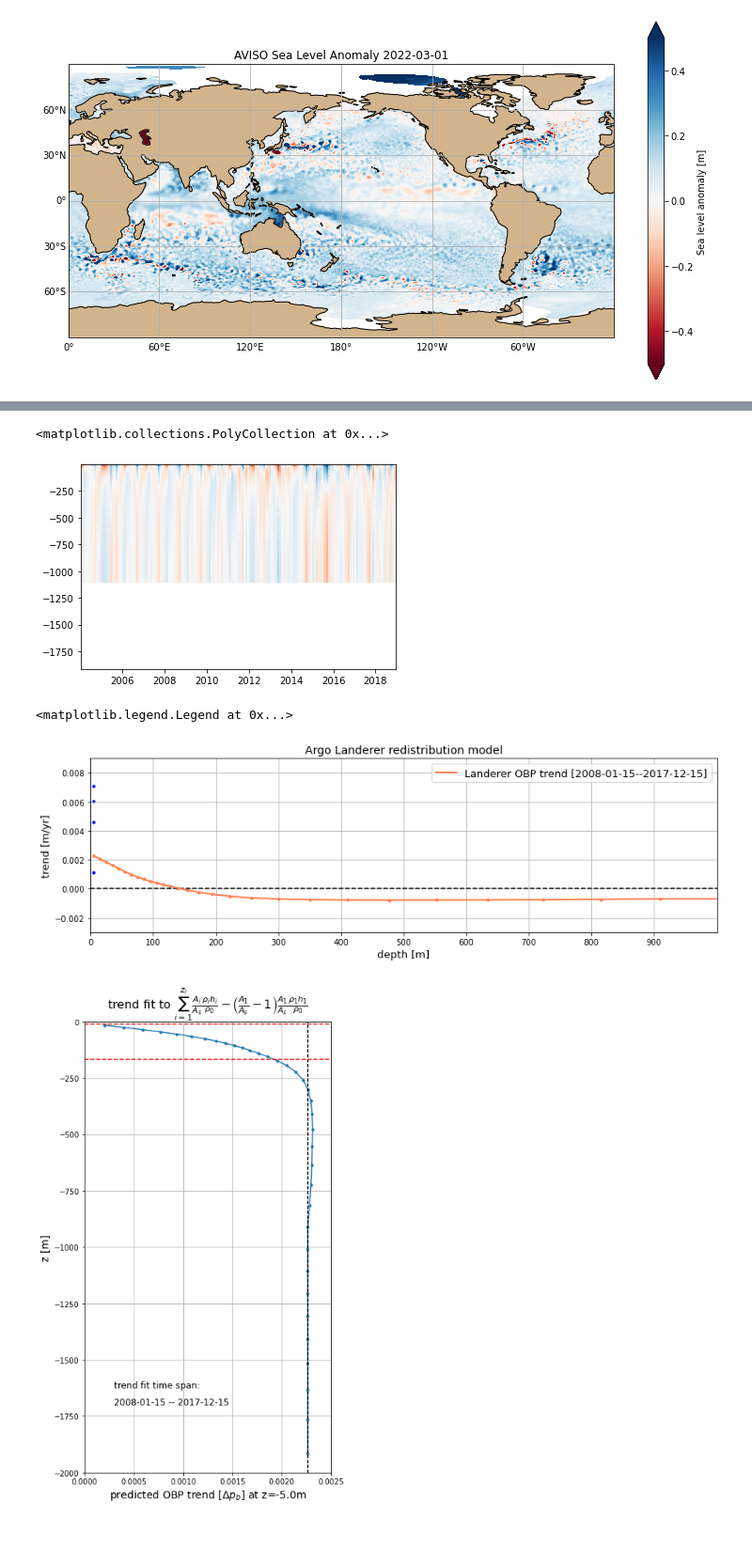
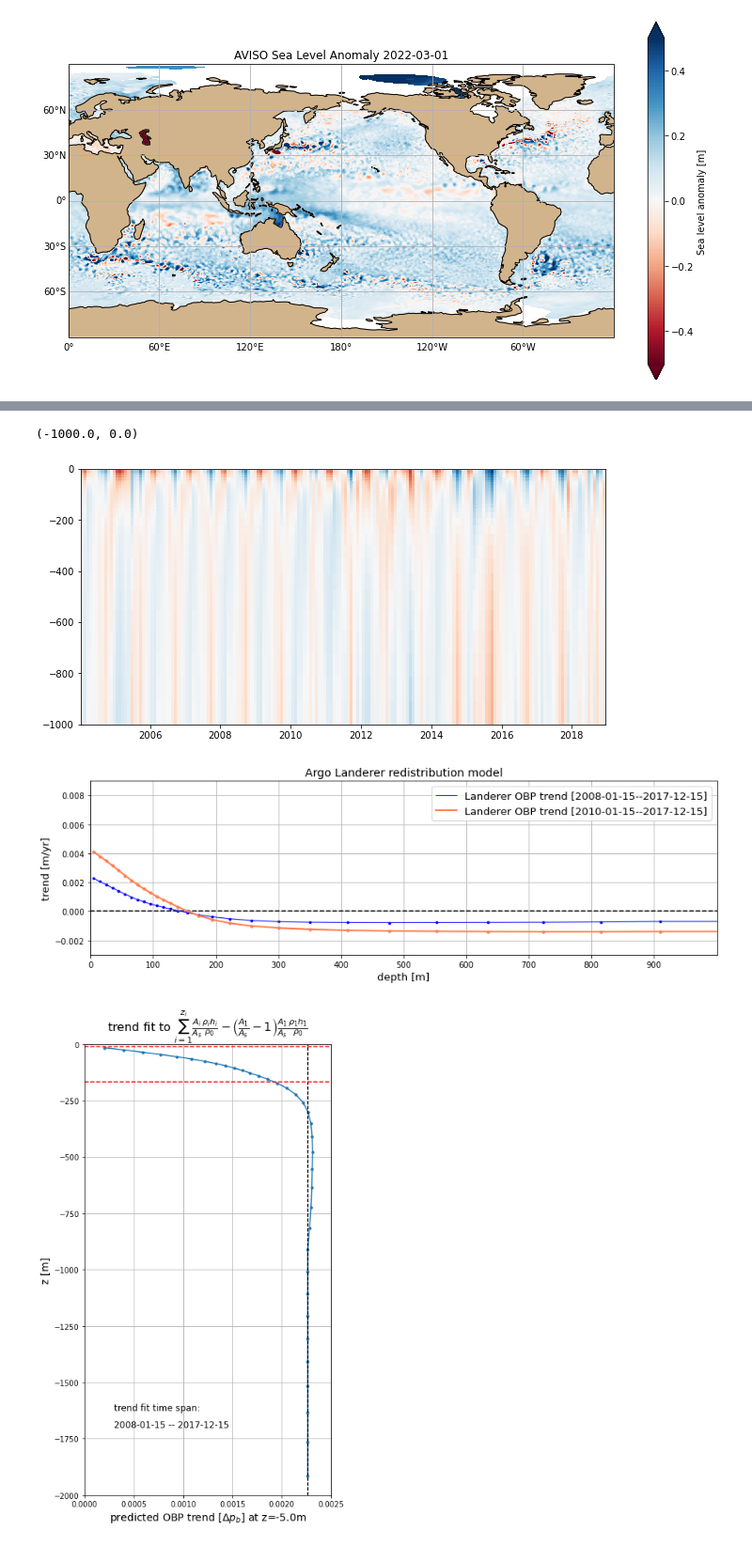
Before and after one commit to jakesteinberg/nasa_ostst, a Jupyter notebook: argo_extent.ipynb, the cells around one changed output, grey strips where cells are left out. Shown: that part at 94% size. Drawn from its saved outputs; the diff is of its cells as text; code cells hidden in the pictures.

```diff
--- a/argo_extent.ipynb
+++ b/argo_extent.ipynb
@@ -339,11 +340,12 @@ mld_lat_i = np.where((mld_lat >= lat_range[0]) & (mld_lat <= lat_range[1]))[0]
 mld = argo_mld['mld_dt_mean'].data[mld_lat_i][:,mld_lon_i]
 # %%
 test = deltapbz_total - deltapbz_total.mean(dim=['time'])
-f, ax = plt.subplots()
+f, ax = plt.subplots(1,1,figsize=(10,5))
 ax.pcolor(deltapbz_total.time,v_cell_z,test.data, cmap='RdBu', vmin=-0.1, vmax=0.1)
+ax.set_ylim([-1000,0])
 # %% [output]
-<matplotlib.collections.PolyCollection at 0x...>
+(-1000.0, 0.0)
-[figure, old version]
+[figure, new version]
 # %%
 # -- remove time mean from landerer predicted delta pb and fit linear trend at each depth
 # choose years to fit over # --- deltapbz_total.sel(time=slice('2008-01-15', '2017-12-15')) ---
@@ -368,18 +376,19 @@ f,ax = plt.subplots(1,1,figsize=(14,4))
 ax.plot([0,3000],[0, 0], color='k', linewidth=1.5, linestyle='--')
 # ax.scatter(dep.isel(tile=tile_num)*gulf_mask, gulf_a_obp, s=10, color='#708090',label='obp trend');
 
-ax.plot(-1*v_cell_z.data, p_test, color='#FF7F50', linewidth=2, label='Landerer OBP trend [' + t_s + '--' + t_e + ']')
-ax.scatter(-1*v_cell_z.data, p_test, color='#FF7F50', s=10)
+ax.plot(-1*v_cell_z.data, p_test, color='b', linewidth=1, label='Landerer OBP trend [' + t_s + '--' + t_e + ']')
+ax.scatter(-1*v_cell_z.data, p_test, color='b', s=7)
+ax.plot(-1*v_cell_z.data, p_test2, color='#FF7F50', linewidth=2, label='Landerer OBP trend [' + t_s2 + '--' + t_e + ']')
+ax.scatter(-1*v_cell_z.data, p_test2, color='#FF7F50', s=10)
 
-ax.scatter(5*np.ones(len(tg_mvlm)),tg_mvlm, color='b', s=10)
+# ax.scatter(5*np.ones(len(tg_mvlm)),tg_mvlm, color='b', s=10)
 
 ax.set_xlim([0,1000]); ax.set_xticks(np.arange(0,1000,100)); ax.set_xlabel('depth [m]',fontsize=13)
 ax.set_ylabel('trend [m/yr]',fontsize=13); ax.set_ylim([-0.003, 0.009]);
 ax.grid(); ax.set_title('Argo Landerer redistribution model',fontsize=14); ax.legend(fontsize=13)
-# f.savefig('/Users/jakesteinberg/Documents/NASA_OSTST/meetings/2022_04_08/GOM_argo_landerer.jpg', dpi=250)
+f.savefig('/Users/jakesteinberg/Documents/NASA_OSTST/meetings/2022_04_20/GOM_argo_landerer.jpg', dpi=250)
 # %% [output]
-<matplotlib.legend.Legend at 0x...>
-[figure, old version]
+[figure, new version]
 # %%
 lay1_da = xr.DataArray(data=lay1, dims=["time"],
                         coords=dict(time=(["time"], den_eg_da.time.data)),
```
Also changed, not shown: parts of 3 cells of this notebook, 4 other files.
